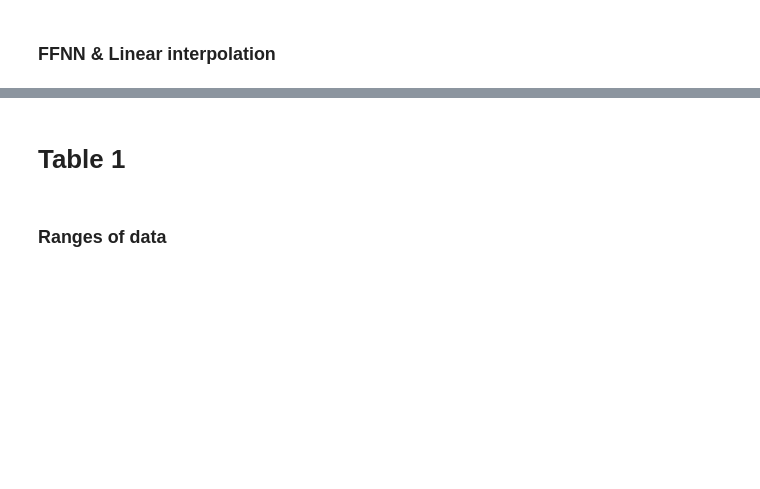
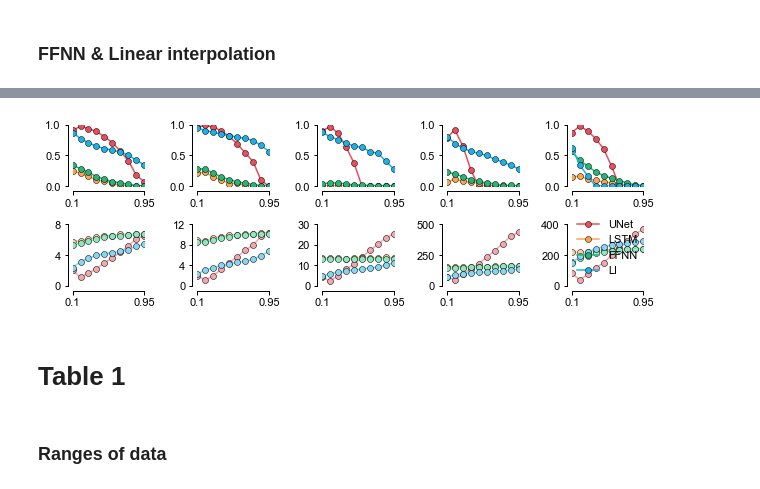
Before and after one commit to ataraxno/tabular_imputation_UNet, a Jupyter notebook: 0_figure_factory.ipynb, the cells around one changed output, grey strips where cells are left out. Cells and saved outputs as stored; diff of their text form; code cells hidden in the pictures; blank space fills up the shorter version.

```diff
--- a/0_figure_factory.ipynb
+++ b/0_figure_factory.ipynb
@@ -1379,3 +945,68 @@ for LOSS_RATE in [0.1, 0.2, 0.3, 0.4, 0.5, 0.6, 0.7, 0.8, 0.9, 0.95]:
+# %%
+R2_table = {}
+RMSE_table = {}
+for LOSS_RATE in LOSS_RATES:
+    l = np.load('./results/Linear_interpol_loss_%.2fp.npz' % LOSS_RATE)
+    test_label = l['test_label']
+    test_pred = l['test_pred']
+
+    R2_table['loss_%.2fp' % LOSS_RATE] = []
+    RMSE_table['loss_%.2fp' % LOSS_RATE] = []
+    for i in range(5):
+        target_label = test_label[:, i][~np.isnan(test_pred[:, i])]
+        target_pred = test_pred[:, i][~np.isnan(test_pred[:, i])]
+
+        R2_table['loss_%.2fp' % LOSS_RATE].append(r2_score(target_label.reshape(-1, 1), target_pred.reshape(-1, 1)))
+        RMSE_table['loss_%.2fp' % LOSS_RATE].append(np.sqrt(mean_squared_error(target_label.reshape(-1, 1), target_pred.reshape(-1, 1))))
+# %%
+LI_R2_df = pd.DataFrame(R2_table)
+LI_R2_df[LI_R2_df < 0] = 0
+LI_RMSE_df = pd.DataFrame(RMSE_table)
+# %%
+x_t = [str(_) for _ in LOSS_RATES]
+fig = plt.figure(figsize=fig_size)
+grid = plt.GridSpec(2,5)
+for _ in range(5):
+    ax = plt.subplot(grid[_])
+    R2_1, = ax.plot(x_t, UNet_R2_df.values[_, :], 'o-', mew=0.5, mec='k', c=raw_cmap[0])
+    R2_2, = ax.plot(x_t, LSTM_R2_df.values[_, :], 'o-', mew=0.5, mec='k', c=raw_cmap[2])
+    R2_3, = ax.plot(x_t, FFNN_R2_df.values[_, :], 'o-', mew=0.5, mec='k', c=raw_cmap[3])
+    R2_4, = ax.plot(x_t, LI_R2_df.values[_, :], 'o-', mew=0.5, mec='k', c=raw_cmap[4])
+
+    ax.spines['right'].set_visible(False)
+    ax.spines['left'].set_position(('outward', 5))
+    ax.spines['bottom'].set_position(('outward', 5))
+
+    ax.set_xbound([x_t[0], x_t[-1]])
+    ax.set_ybound([0, 1])
+    ax.xaxis.set_major_locator(LinearLocator(2))
+    ax.yaxis.set_major_locator(LinearLocator(3))
+
+locates = [3, 4, 4, 3, 3]
+x_t = [str(_) for _ in LOSS_RATES]
+for _ in range(5):
+    ax = plt.subplot(grid[_+5])
+    RMSE2_1, = ax.plot(x_t, UNet_RMSE_df.values[_, :], 'o-', mew=0.5, mec='k', c=raw_cmap_m[0])
+    RMSE2_2, = ax.plot(x_t, LSTM_RMSE_df.values[_, :], 'o-', mew=0.5, mec='k', c=raw_cmap_m[2])
+    RMSE2_3, = ax.plot(x_t, FFNN_RMSE_df.values[_, :], 'o-', mew=0.5, mec='k', c=raw_cmap_m[3])
+    RMSE2_4, = ax.plot(x_t, LI_RMSE_df.values[_, :], 'o-', mew=0.5, mec='k', c=raw_cmap_m[4])
+
+    ax.spines['right'].set_visible(False)
+    ax.spines['left'].set_position(('outward', 5))
+    ax.spines['bottom'].set_position(('outward', 5))
+
+    ax.set_xbound([x_t[0], x_t[-1]])
+    ax.set_ybound(y_bounds[_])
+    ax.xaxis.set_major_locator(LinearLocator(2))
+    ax.yaxis.set_major_locator(LinearLocator(locates[_]))
+
+
+plt.legend([R2_1, R2_2, R2_3, R2_4], ['UNet', 'LSTM', 'FFNN', 'LI'], frameon=False)
+fig.tight_layout()
+fig.savefig('./figures/Fig4.svg', transparent=True, format='svg')
+plt.show()
+# %% [output]
+[figure, added]
 # %% [markdown]
 # Table 1
 # %% [markdown]
```
Also changed, not shown: parts of 14 cells of this notebook, 3 other files.
